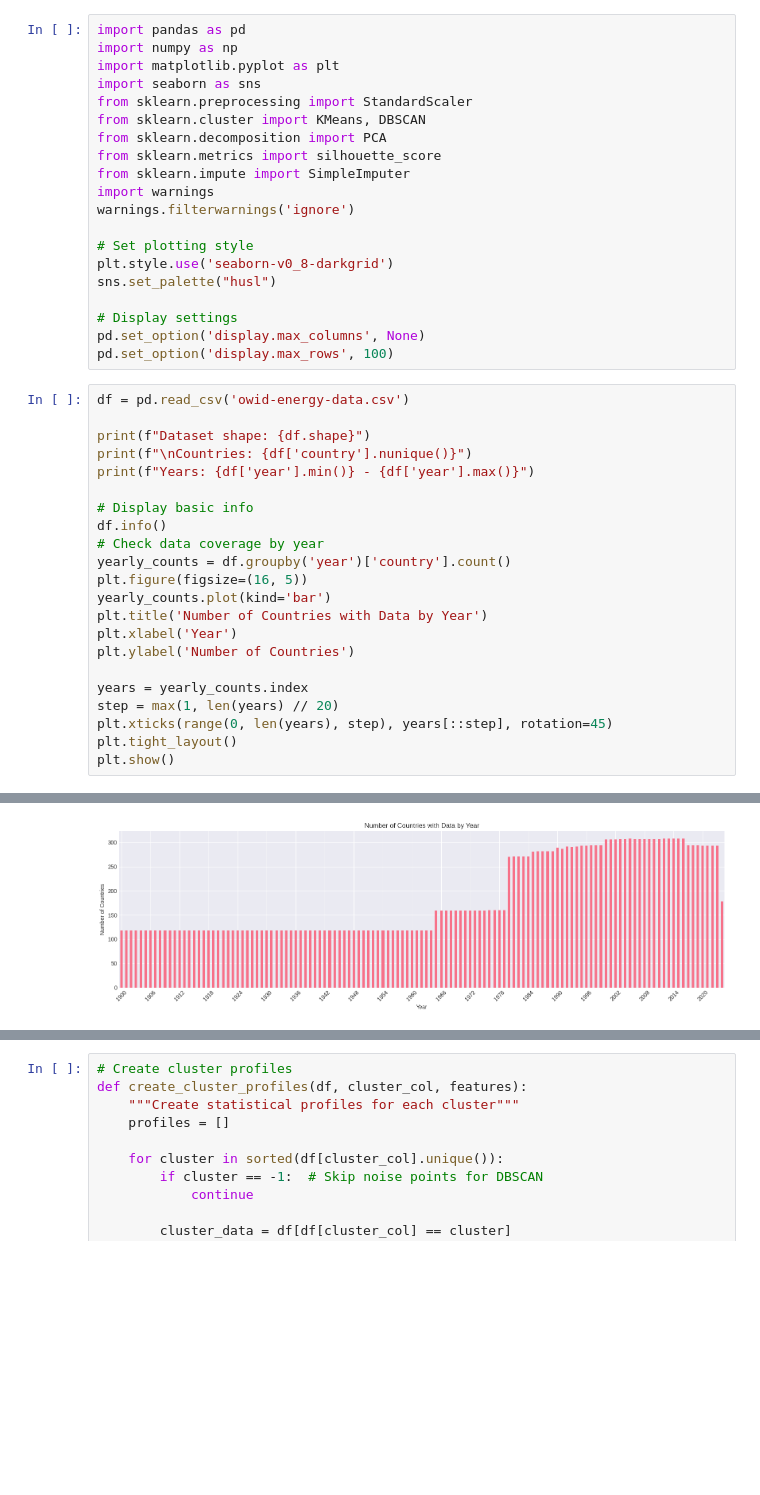
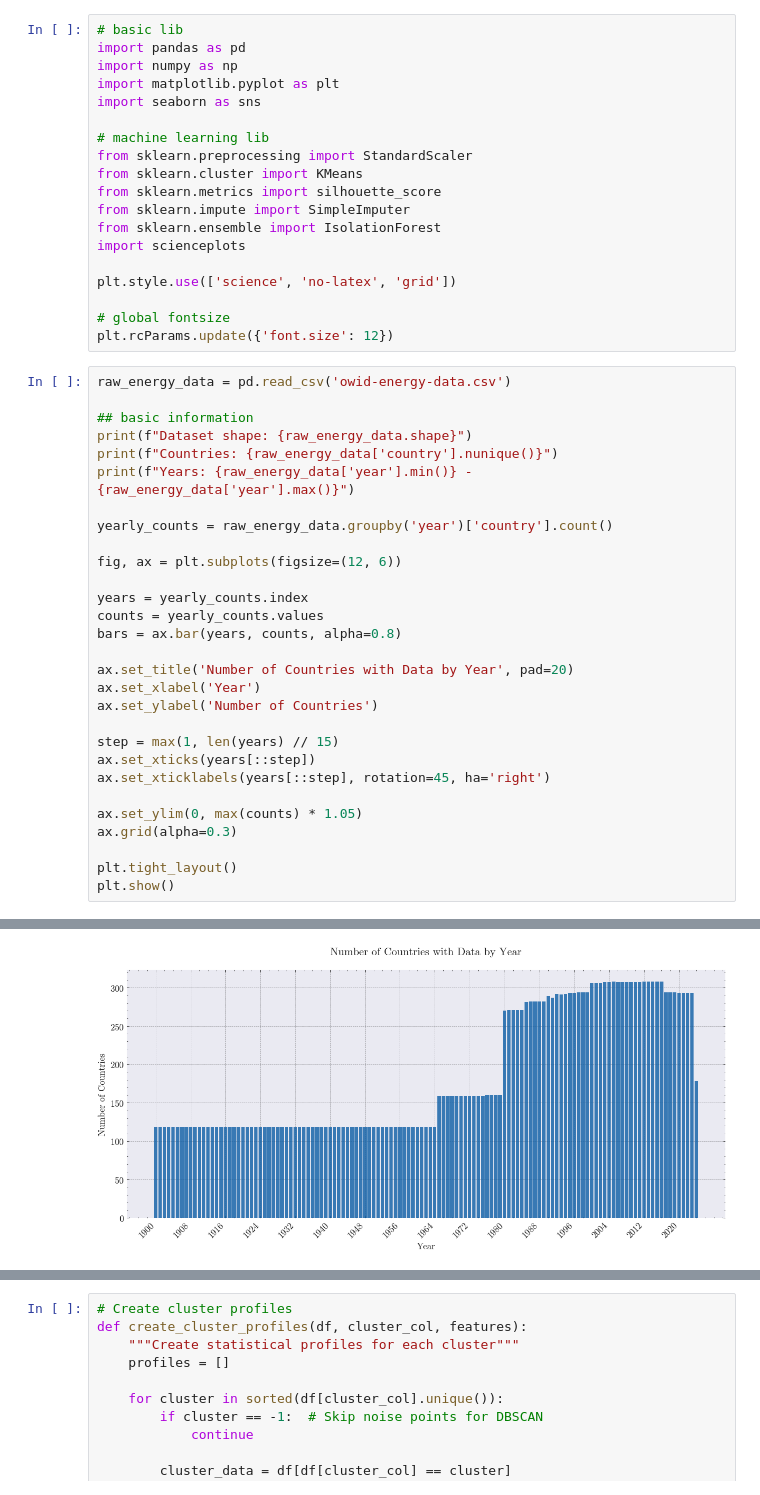
Before and after one commit to myRan-ML/Worldwide-Energy-Usage, a Jupyter notebook: 20250723_KMeans_IsolationTree_GMM.ipynb, the cells around one changed output, grey strips where cells are left out. Saved outputs shown, nothing was run; the diff lists cells and outputs as text; blank space fills up the shorter version.

Commit message:
unpdate style of drawing pictures with SciencePlot

```diff
--- a/20250723_KMeans_IsolationTree_GMM.ipynb
+++ b/20250723_KMeans_IsolationTree_GMM.ipynb
@@ -1,43 +1,49 @@
 # %%
+# basic lib
 import pandas as pd
 import numpy as np
 import matplotlib.pyplot as plt
 import seaborn as sns
+
+# machine learning lib
 from sklearn.preprocessing import StandardScaler
-from sklearn.cluster import KMeans, DBSCAN
-from sklearn.decomposition import PCA
+from sklearn.cluster import KMeans
 from sklearn.metrics import silhouette_score
 from sklearn.impute import SimpleImputer
-import warnings
-warnings.filterwarnings('ignore')
+from sklearn.ensemble import IsolationForest
+import scienceplots
 
-# Set plotting style
-plt.style.use('seaborn-v0_8-darkgrid')
-sns.set_palette("husl")
+plt.style.use(['science', 'no-latex', 'grid'])
 
-# Display settings
-pd.set_option('display.max_columns', None)
-pd.set_option('display.max_rows', 100)
+# global fontsize
+plt.rcParams.update({'font.size': 12})
 # %%
-df = pd.read_csv('owid-energy-data.csv')
+raw_energy_data = pd.read_csv('owid-energy-data.csv')
 
-print(f"Dataset shape: {df.shape}")
-print(f"\nCountries: {df['country'].nunique()}")
-print(f"Years: {df['year'].min()} - {df['year'].max()}")
+## basic information
+print(f"Dataset shape: {raw_energy_data.shape}")
+print(f"Countries: {raw_energy_data['country'].nunique()}")
+print(f"Years: {raw_energy_data['year'].min()} - {raw_energy_data['year'].max()}")
 
-# Display basic info
-df.info()
-# Check data coverage by year
-yearly_counts = df.groupby('year')['country'].count()
-plt.figure(figsize=(16, 5))
-yearly_counts.plot(kind='bar')
-plt.title('Number of Countries with Data by Year')
-plt.xlabel('Year')
-plt.ylabel('Number of Countries')
+yearly_counts = raw_energy_data.groupby('year')['country'].count()
+
+fig, ax = plt.subplots(figsize=(12, 6))
 
 years = yearly_counts.index
-step = max(1, len(years) // 20)
-plt.xticks(range(0, len(years), step), years[::step], rotation=45)
+counts = yearly_counts.values
+bars = ax.bar(years, counts, alpha=0.8)
+
+ax.set_title('Number of Countries with Data by Year', pad=20)
+ax.set_xlabel('Year')
+ax.set_ylabel('Number of Countries')
+
+step = max(1, len(years) // 15)
+ax.set_xticks(years[::step])
+ax.set_xticklabels(years[::step], rotation=45, ha='right')
+
+ax.set_ylim(0, max(counts) * 1.05)
+ax.grid(alpha=0.3)
+
 plt.tight_layout()
 plt.show()
 # %% [output]
@@ -53 +53 @@ memory usage: 23.0+ MB
-[figure, old version]
+[figure, new version]
```
Also changed, not shown: parts of 28 cells of this notebook.
